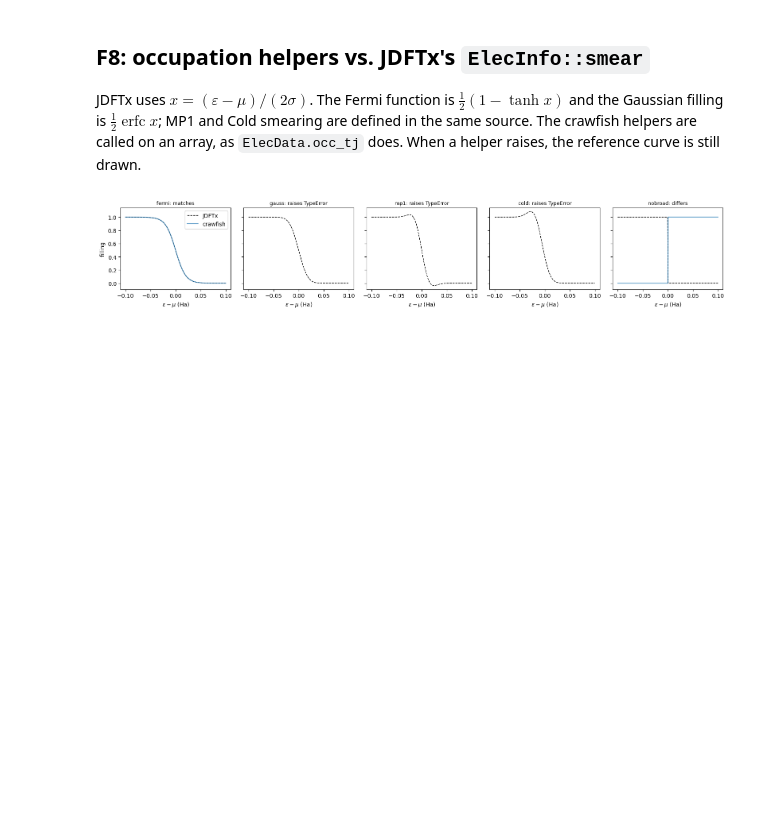
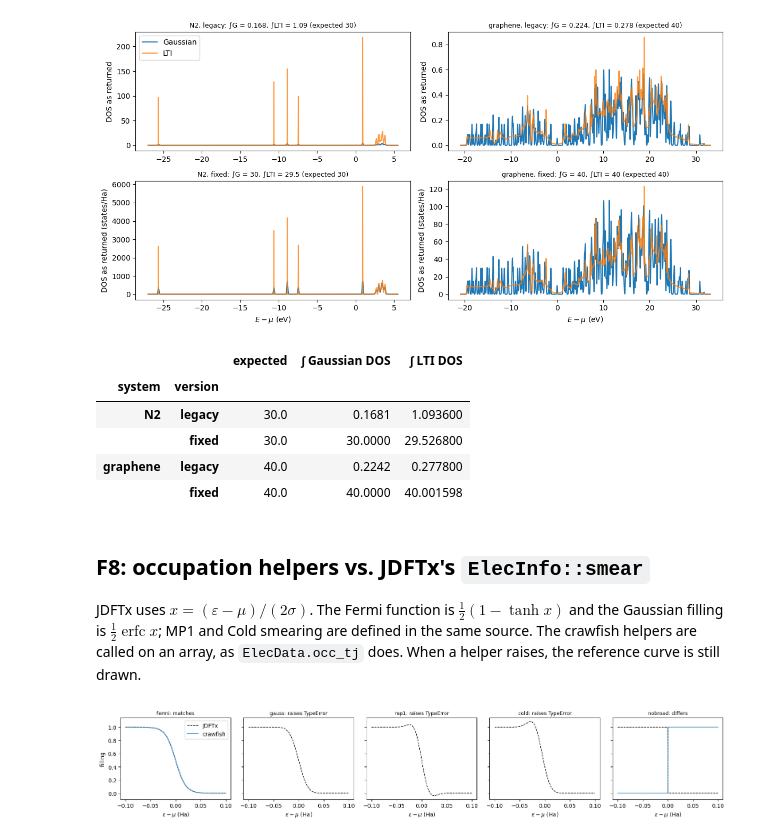
Before and after one commit to benrich37/crawfish, a Jupyter notebook: examples/fix_comparisons/F4_F8_inputs_and_normalization.ipynb, the cells around one changed output. Drawn from its saved outputs; the diff is of its cells as text; code cells hidden in the pictures; blank space fills up the shorter version.

Commit message:
Ensure LTI and gaussian-smeared spectra give consistent results (fix double count of w_k/N_k in LTI and unnormallized gaussian kernel for smearing)

```diff
--- a/examples/fix_comparisons/F4_F8_inputs_and_normalization.ipynb
+++ b/examples/fix_comparisons/F4_F8_inputs_and_normalization.ipynb
@@ -76,19 +32,0 @@ k-weighted input (what crawfish passes today) the integral is 1/N_k per band ins
-# %%
-ng = 6
-k = np.stack(np.meshgrid(*[np.arange(ng) / ng] * 3, indexing="ij"), -1)
-eig = (np.cos(2 * np.pi * k[..., 0]) + np.cos(2 * np.pi * k[..., 1]) + np.cos(2 * np.pi * k[..., 2]))
-e_sabcj = eig[None, ..., None].astype(np.float32)
-e0 = np.linspace(-3.5, 3.5, 1401, dtype=np.float32)
-w_k = np.full(e_sabcj.shape, 1 / ng**3, dtype=np.float32)  # k-weights for one spin channel
-lti_kweighted = np.asarray(get_lti_spectrum(e_sabcj, e0, w_k, np.eye(3))[0])
-lti_unweighted = np.asarray(get_lti_spectrum(e_sabcj, e0, np.ones_like(w_k), np.eye(3))[0])
-fig, ax = plt.subplots(figsize=(6, 3.5))
-ax.plot(e0, lti_kweighted * ng**3, label=r"k-weighted input (crawfish today), $\times N_k$")
-ax.plot(e0, lti_unweighted, "--", label="unweighted input (target)")
-ax.set_xlabel("E")
-ax.set_ylabel("DOS (one band)")
-ax.legend(fontsize=8)
-savefig(fig, "F6_lti_double_counting")
-plt.show()
-lti_integrals = {"k-weighted": trapezoid(lti_kweighted, e0), "unweighted": trapezoid(lti_unweighted, e0)}
-lti_integrals
@@ -98,3 +46,45 @@ lti_integrals
+# %%
+norm_systems = {"N2": N2_CALC_DIR, "graphene": Path(EXAMPLE_CALC_DIRS_DIR) / "graphene_zspin_full"}
+rows, curves = [], {}
+for name, calc_dir in norm_systems.items():
+    for fixed in (False, True):
+        ed = load_edata_at("F6", fixed=fixed, calc_dir=calc_dir)
+        er = np.arange(ed.e_tj.min() - 0.05, ed.e_tj.max() + 0.05, 0.0005, dtype=np.float32)
+        np.random.seed(0)  # rattle_eigenvals is random
+        g = np.asarray(get_dos(ed, erange=er)[1])
+        l = np.asarray(get_dos(ed, erange=er, lti=True, rattle_eigenvals=True)[1])
+        tag = "fixed" if fixed else "legacy"
+        curves[(name, tag)] = (to_ev_rel_mu(ed, er), g, l)
+        rows.append({"system": name, "version": tag, "expected": float(ed.wk_t.sum() * ed.nbands),
+                     "∫ Gaussian DOS": trapezoid(g, er), "∫ LTI DOS": trapezoid(l, er)})
+norm_table = pd.DataFrame(rows).set_index(["system", "version"])
+
+fig, axes = plt.subplots(2, 2, figsize=(12, 6))
+for col, name in enumerate(norm_systems):
+    for row, tag in enumerate(["legacy", "fixed"]):
+        x, g, l = curves[(name, tag)]
+        ax = axes[row, col]
+        ax.plot(x, g, label="Gaussian")
+        ax.plot(x, l, alpha=0.8, label="LTI")
+        ax.set_title(f"{name}, {tag}: ∫G = {norm_table.loc[(name, tag), '∫ Gaussian DOS']:.3g}, "
+                     f"∫LTI = {norm_table.loc[(name, tag), '∫ LTI DOS']:.3g} (expected {norm_table.loc[(name, tag), 'expected']:.0f})",
+                     fontsize=9)
+        ax.set_ylabel("DOS as returned" + (" (states/Ha)" if tag == "fixed" else ""))
+axes[0, 0].legend()
+for ax in axes[1]:
+    ax.set_xlabel(r"$E - \mu$ (eV)")
+fig.tight_layout()
+savefig(fig, "F6_dos_normalization")
+plt.show()
+norm_table.round(4)
+# %% [output]
+[figure, added]
+|  |  | expected | ∫ Gaussian DOS | ∫ LTI DOS |
+| system | version |  |  |  |
+| N2 | legacy | 30.0 | 0.1681 | 1.093600 |
+|  | fixed | 30.0 | 30.0000 | 29.526800 |
+| graphene | legacy | 40.0 | 0.2242 | 0.277800 |
+|  | fixed | 40.0 | 40.0000 | 40.001598 |
 # %% [markdown]
 ## F8: occupation helpers vs. JDFTx's `ElecInfo::smear`
 
```
Also changed, not shown: parts of 8 cells of this notebook, 15 other files.
